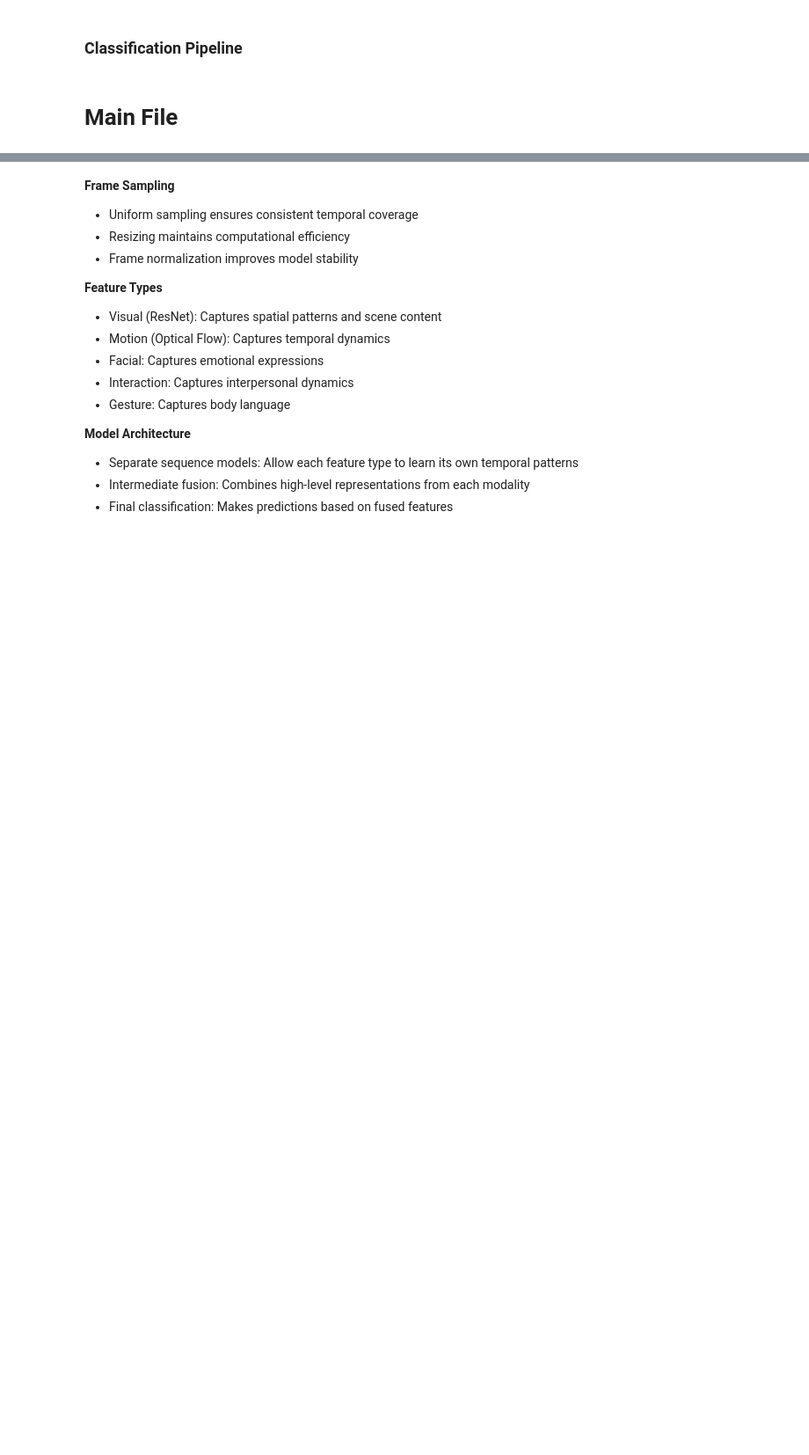
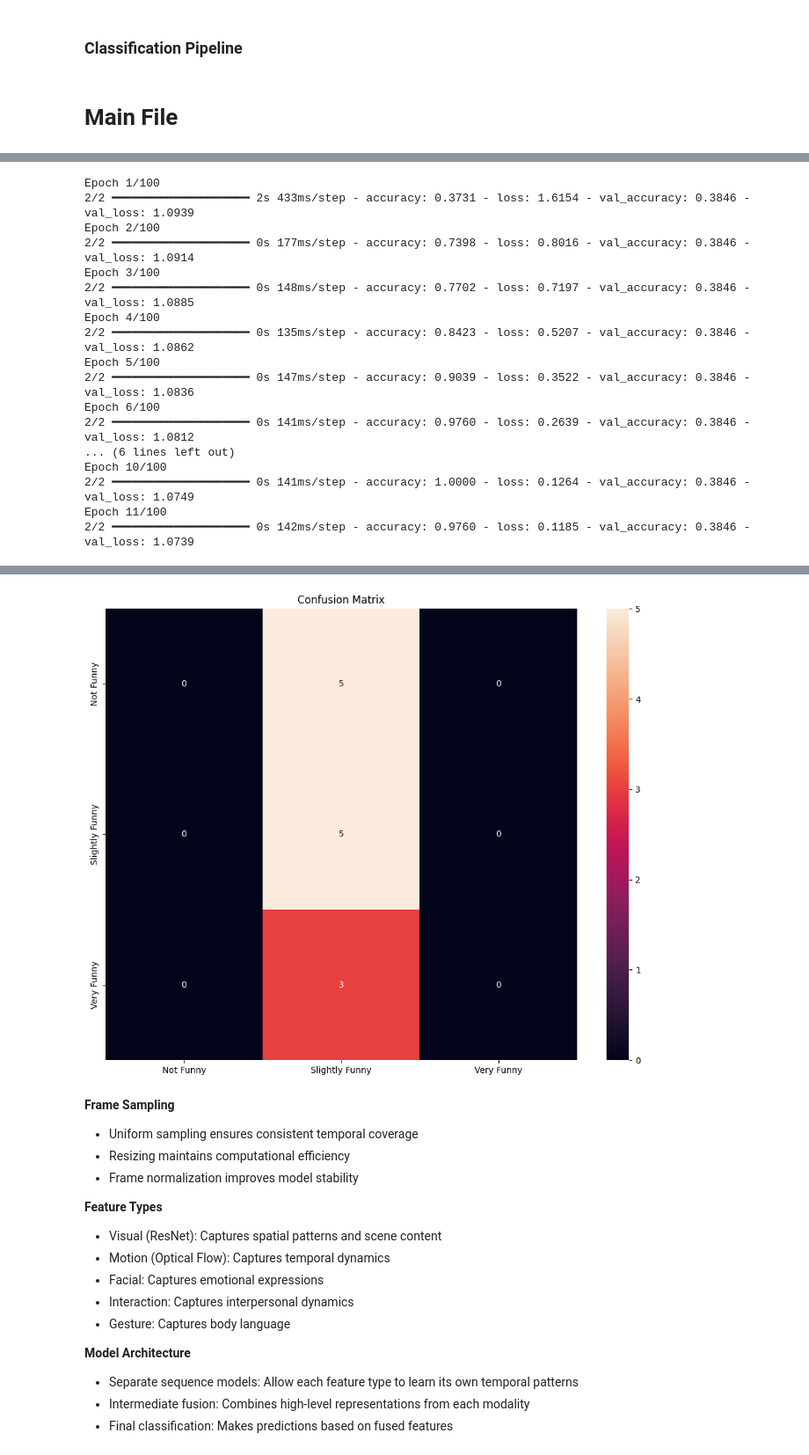
Before and after one commit to IshayaJAyock/Baby-Joke-Paper, a Jupyter notebook: multimodal/Multi_modal_experiement_copy.ipynb, the cells around one changed output, grey strips where cells are left out. Shown at 88% size. Cells and saved outputs as stored; diff of their text form; code cells hidden in the pictures; blank space fills up the shorter version.

```diff
--- a/multimodal/Multi_modal_experiement_copy.ipynb
+++ b/multimodal/Multi_modal_experiement_copy.ipynb
@@ -566,10 +573,10 @@ class VideoClassificationPipeline:
     """
     def __init__(
         self,
-        max_frames: int = 5,
+        max_frames: int = 10,
         target_size: Tuple[int, int] = (224, 224),
         batch_size: int = 32,
-        epochs: int = 50
+        epochs: int = 100
     ):
         self.max_frames = max_frames
         self.target_size = target_size
@@ -581,7 +588,8 @@ class VideoClassificationPipeline:
             'visual': VisualFeatureExtractor(),
             'motion': MotionFeatureExtractor(),
             'facial': FacialFeatureExtractor(),
-            'gesture': GestureFeatureExtractor()
+            'gesture': GestureFeatureExtractor(),
+            'audio': AudioFeatureExtractor()
         }
 
         # Initialize modality-specific LSTMs
@@ -657,6 +665,30 @@ class VideoClassificationPipeline:
                 logger.error("Failed to load metadata file with any method")
                 return None, None
 
+
+
+            # Data cleaning and preprocessing
+            metadata['VideoID'] = metadata['VideoID'].astype(str).str.strip()
+            metadata['HowFunny'] = metadata['HowFunny'].astype(str).str.strip()
+
+            # Remove missing values and combine categories
+            metadata = metadata.dropna(subset=['VideoID', 'HowFunny'])
+
+            def combine_categories(x):
+                x = str(x).strip()
+                if x in ['Funny', 'Very funny', 'Extremely funny']:
+                    return 'Very Funny'
+                elif x == 'Slightly funny':
+                    return 'Slightly Funny'
+                elif x == 'Not funny':
+                    return 'Not Funny'
+                return None
+
+            metadata['HowFunny_Combined'] = metadata['HowFunny'].apply(combine_categories)
+            metadata = metadata.dropna(subset=['HowFunny_Combined'])
+
+
+
             # Print metadata information for debugging
             logger.info(f"Metadata columns: {metadata.columns.tolist()}")
             logger.info(f"First few rows of metadata:\n{metadata.head()}")
@@ -667,7 +699,7 @@ class VideoClassificationPipeline:
 
             # Get the correct column names
             video_id_col = next((col for col in metadata.columns if 'videoid' in col.lower()), None)
-            label = next((col for col in metadata.columns if 'joketype' in col.lower()), None)
+            label = next((col for col in metadata.columns if 'howfunny_combined' in col.lower()), None)
 
             if not video_id_col or not label:
                 logger.error(f"Required columns not found. Available columns: {metadata.columns.tolist()}")
@@ -916,8 +948,8 @@ def main():
     """
     try:
         # Set random seeds for reproducibility
-        tf.random.set_seed(42)
-        np.random.seed(42)
+        tf.random.set_seed(5454542)
+        np.random.seed(4454542)
 
         # Create directories for outputs
         os.makedirs('Multi_modal_experiements/models', exist_ok=True)
@@ -926,7 +958,7 @@ def main():
 
         # Define paths
         video_dir = '/Users/jeremiah/video-p-reaction-joketype-modular/data/videos'
-        metadata_path = '/Users/jeremiah/video-p-reaction-joketype-modular/data/excel.xlsx'
+        metadata_path = '/Users/jeremiah/phd_thesis/data/main_data/excel2_modified_filtered_sorted_by_Total Seconds.xlsx'
 
         # Verify paths exist
         if not os.path.exists(video_dir):
@@ -947,7 +979,7 @@ def main():
         pipeline = VideoClassificationPipeline(
             max_frames=10,
             target_size=(224, 224),
-            batch_size=16,
+            batch_size=32,
             epochs=100
         )
 
@@ -1033,0 +1072,17 @@ Epoch 11/100
+Epoch 1/100
+2/2 ━━━━━━━━━━━━━━━━━━━━ 2s 433ms/step - accuracy: 0.3731 - loss: 1.6154 - val_accuracy: 0.3846 - val_loss: 1.0939
+Epoch 2/100
+2/2 ━━━━━━━━━━━━━━━━━━━━ 0s 177ms/step - accuracy: 0.7398 - loss: 0.8016 - val_accuracy: 0.3846 - val_loss: 1.0914
+Epoch 3/100
+2/2 ━━━━━━━━━━━━━━━━━━━━ 0s 148ms/step - accuracy: 0.7702 - loss: 0.7197 - val_accuracy: 0.3846 - val_loss: 1.0885
+Epoch 4/100
+2/2 ━━━━━━━━━━━━━━━━━━━━ 0s 135ms/step - accuracy: 0.8423 - loss: 0.5207 - val_accuracy: 0.3846 - val_loss: 1.0862
+Epoch 5/100
+2/2 ━━━━━━━━━━━━━━━━━━━━ 0s 147ms/step - accuracy: 0.9039 - loss: 0.3522 - val_accuracy: 0.3846 - val_loss: 1.0836
+Epoch 6/100
+2/2 ━━━━━━━━━━━━━━━━━━━━ 0s 141ms/step - accuracy: 0.9760 - loss: 0.2639 - val_accuracy: 0.3846 - val_loss: 1.0812
+... (6 lines left out)
+Epoch 10/100
+2/2 ━━━━━━━━━━━━━━━━━━━━ 0s 141ms/step - accuracy: 1.0000 - loss: 0.1264 - val_accuracy: 0.3846 - val_loss: 1.0749
+Epoch 11/100
+2/2 ━━━━━━━━━━━━━━━━━━━━ 0s 142ms/step - accuracy: 0.9760 - loss: 0.1185 - val_accuracy: 0.3846 - val_loss: 1.0739
@@ -1034,3 +1097,4 @@ Epoch 11/100
+[figure, added]
 # %% [markdown]
 **Frame Sampling**
 
```
Also changed, not shown: parts of 4 cells of this notebook, 6 other files.
